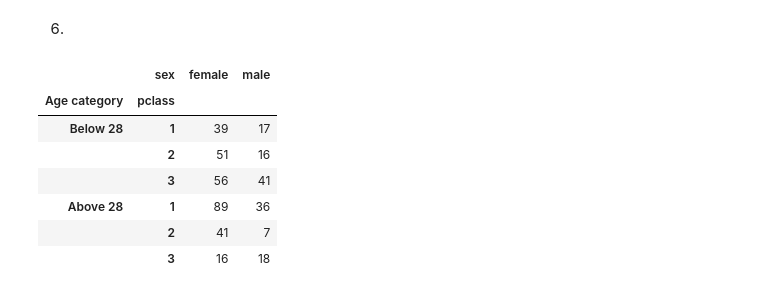
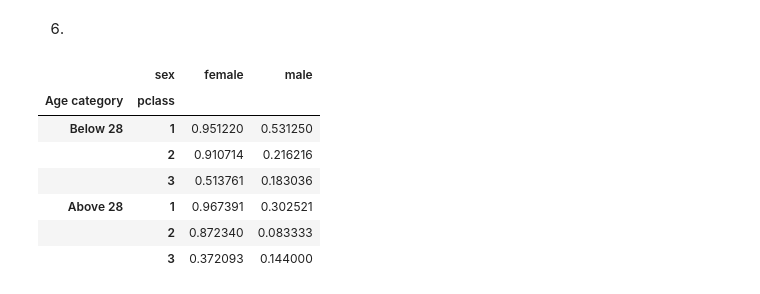
Before and after one commit to antonino-barbera/seanbi, a Jupyter notebook: HW1/Homework 1.ipynb, the cells around one changed output. Cells and saved outputs as stored; diff of their text form; code cells hidden in the pictures.

```diff
--- a/HW1/Homework 1.ipynb
+++ b/HW1/Homework 1.ipynb
@@ -485,28 +489,33 @@ plot.show()
 # %% [markdown]
 6.
 # %%
-ages_median=titanic['age'].median()
+ages_median=titanic['age'].median() # to make two groups of age category we calculate the age median
 
+#first we calculate the proprtions for those younger than 28
 below = (titanic[titanic['age']<=ages_median]).copy()
 below['Age category']="Below 28"
-below_survived = below[below['survived'] == 1]
-below_survived = below_survived.groupby(['Age category', 'pclass', 'sex']).size().unstack()
-below_survived
+below_survived = below[below['survived'] == 1] #we find the survived ones
+below_survived = below_survived.groupby(['Age category', 'pclass', 'sex']).size().unstack()#group them by 'Age category', 'plcass' and 'sex' and count the survived by age category, travel class and sex
+below_total = below.groupby(['Age category', 'pclass', 'sex']).size().unstack()#get the count of all passengers and group them by 'Age category', 'pclass' and 'sex'
+below_survived = below_survived.divide(below_total)#divide the numbers of survived with the number of all passengers (sum of survived and not survived for every group) to get the proportion
 
+#the same goes with the ones older than 28
 above = (titanic[titanic['age']>ages_median]).copy()
 above['Age category']="Above 28"
 above_survived = above[above['survived'] == 1]
 above_survived = above_survived.groupby(['Age category', 'pclass', 'sex']).size().unstack()
-above_survived
+above_total = above.groupby(['Age category', 'pclass', 'sex']).size().unstack()
+above_survived = above_survived.divide(above_total)
 
+#just creating the final frame with combined data for both age categories
 final_frame = pd.DataFrame()
 final_frame.append(below_survived).append(above_survived)
 # %% [output]
 |  | sex | female | male |
 | Age category | pclass |  |  |
-| Below 28 | 1 | 39 | 17 |
-|  | 2 | 51 | 16 |
-|  | 3 | 56 | 41 |
-| Above 28 | 1 | 89 | 36 |
-|  | 2 | 41 | 7 |
-|  | 3 | 16 | 18 |
+| Below 28 | 1 | 0.951220 | 0.531250 |
+|  | 2 | 0.910714 | 0.216216 |
+|  | 3 | 0.513761 | 0.183036 |
+| Above 28 | 1 | 0.967391 | 0.302521 |
+|  | 2 | 0.872340 | 0.083333 |
+|  | 3 | 0.372093 | 0.144000 |
```
Also changed, not shown: parts of 6 cells of this notebook.
